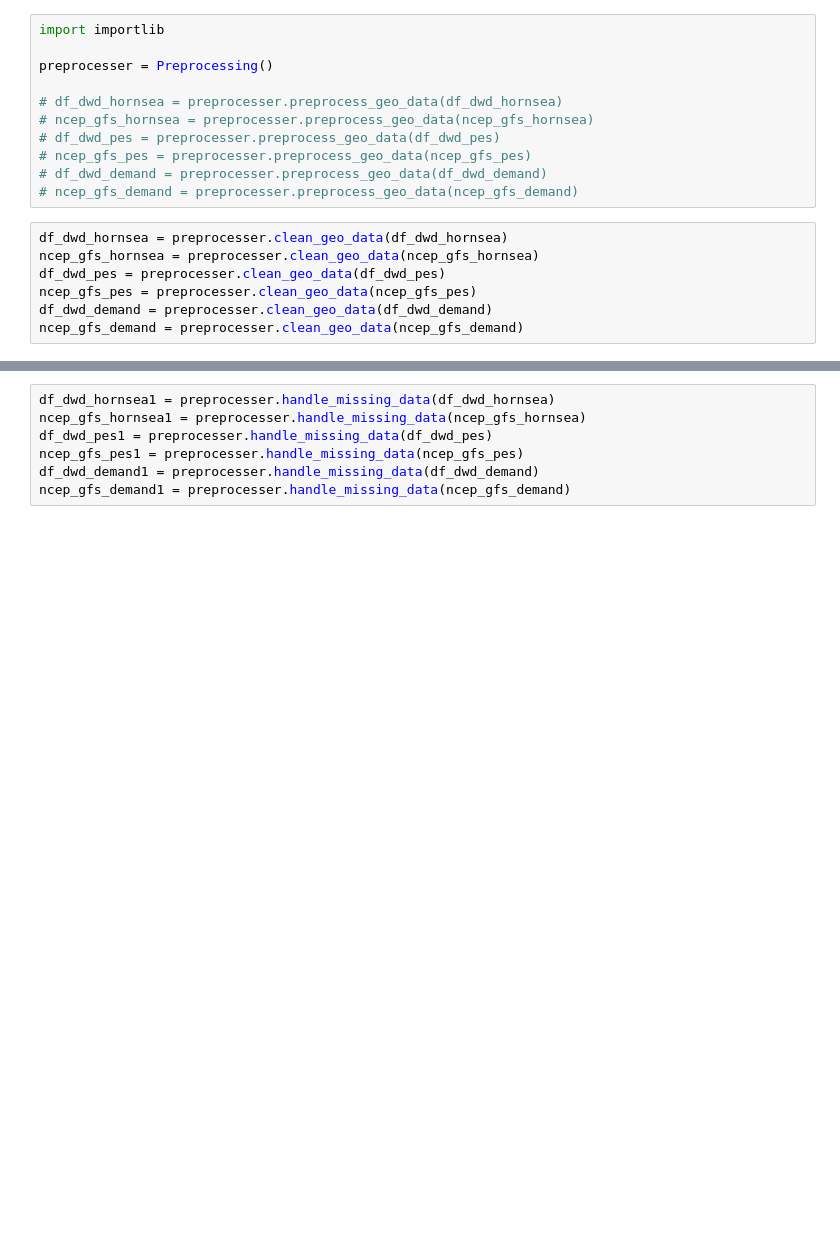
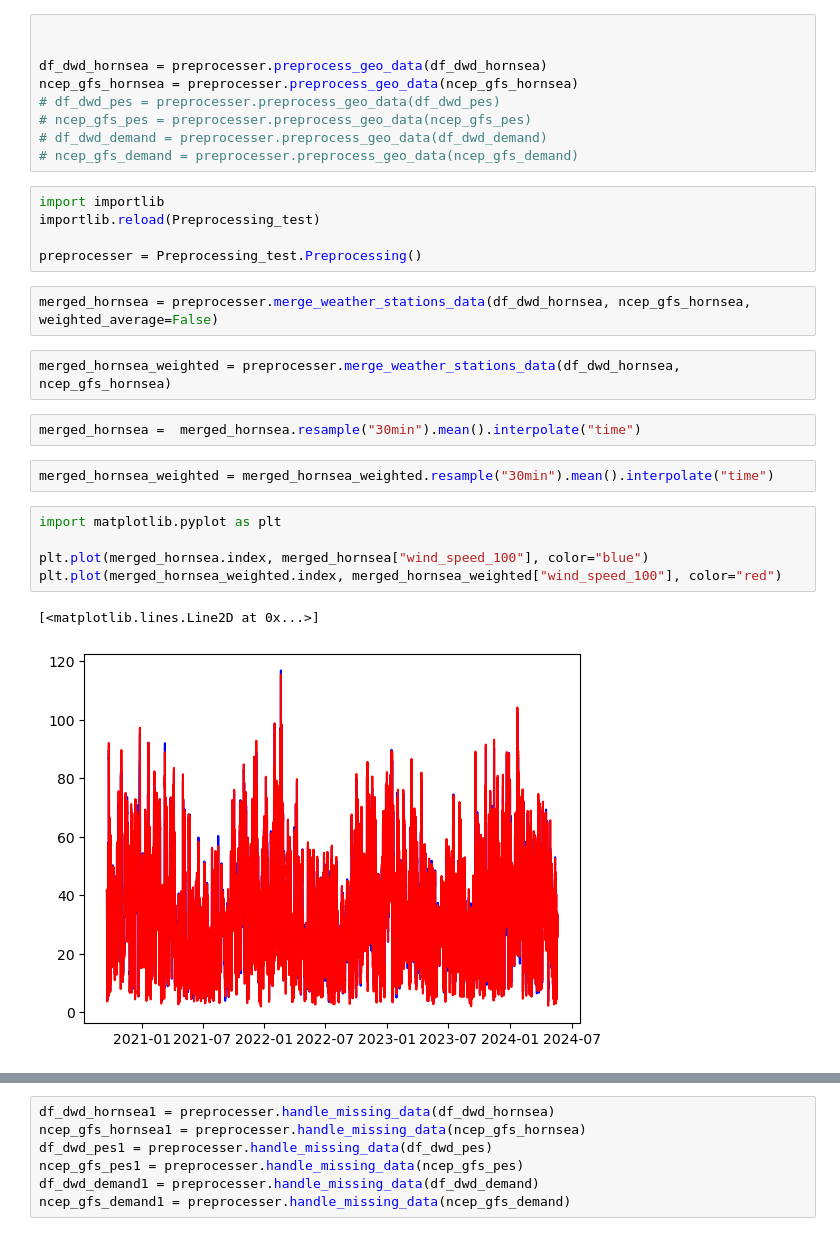
Before and after one commit to av1c3nna/awp2, a Jupyter notebook: code/test_preprocessing.ipynb, the cells around one changed output, grey strips where cells are left out. Cells and saved outputs as stored; diff of their text form; blank space fills up the shorter version.

Commit message:
added code with weighted mean

```diff
--- a/code/test_preprocessing.ipynb
+++ b/code/test_preprocessing.ipynb
@@ -16,18 +27,30 @@ ncep_gfs_demand = extractor.combine_files("data", "ncep_gfs_demand")
 # %%
-import importlib
 
-preprocesser = Preprocessing()
 
-# df_dwd_hornsea = preprocesser.preprocess_geo_data(df_dwd_hornsea)
-# ncep_gfs_hornsea = preprocesser.preprocess_geo_data(ncep_gfs_hornsea)
+df_dwd_hornsea = preprocesser.preprocess_geo_data(df_dwd_hornsea)
+ncep_gfs_hornsea = preprocesser.preprocess_geo_data(ncep_gfs_hornsea)
 # df_dwd_pes = preprocesser.preprocess_geo_data(df_dwd_pes)
 # ncep_gfs_pes = preprocesser.preprocess_geo_data(ncep_gfs_pes)
 # df_dwd_demand = preprocesser.preprocess_geo_data(df_dwd_demand)
 # ncep_gfs_demand = preprocesser.preprocess_geo_data(ncep_gfs_demand)
-# %%
-df_dwd_hornsea = preprocesser.clean_geo_data(df_dwd_hornsea)
-ncep_gfs_hornsea = preprocesser.clean_geo_data(ncep_gfs_hornsea)
-df_dwd_pes = preprocesser.clean_geo_data(df_dwd_pes)
-ncep_gfs_pes = preprocesser.clean_geo_data(ncep_gfs_pes)
-df_dwd_demand = preprocesser.clean_geo_data(df_dwd_demand)
-ncep_gfs_demand = preprocesser.clean_geo_data(ncep_gfs_demand)
+# %%
+import importlib
+importlib.reload(Preprocessing_test)
+
+preprocesser = Preprocessing_test.Preprocessing()
+# %%
+merged_hornsea = preprocesser.merge_weather_stations_data(df_dwd_hornsea, ncep_gfs_hornsea, weighted_average=False)
+# %%
+merged_hornsea_weighted = preprocesser.merge_weather_stations_data(df_dwd_hornsea, ncep_gfs_hornsea)
+# %%
+merged_hornsea =  merged_hornsea.resample("30min").mean().interpolate("time")
+# %%
+merged_hornsea_weighted = merged_hornsea_weighted.resample("30min").mean().interpolate("time")
+# %%
+import matplotlib.pyplot as plt
+
+plt.plot(merged_hornsea.index, merged_hornsea["wind_speed_100"], color="blue")
+plt.plot(merged_hornsea_weighted.index, merged_hornsea_weighted["wind_speed_100"], color="red")
+# %% [output]
+[<matplotlib.lines.Line2D at 0x...>]
+[figure, added]
```
Also changed, not shown: parts of 6 cells of this notebook.
